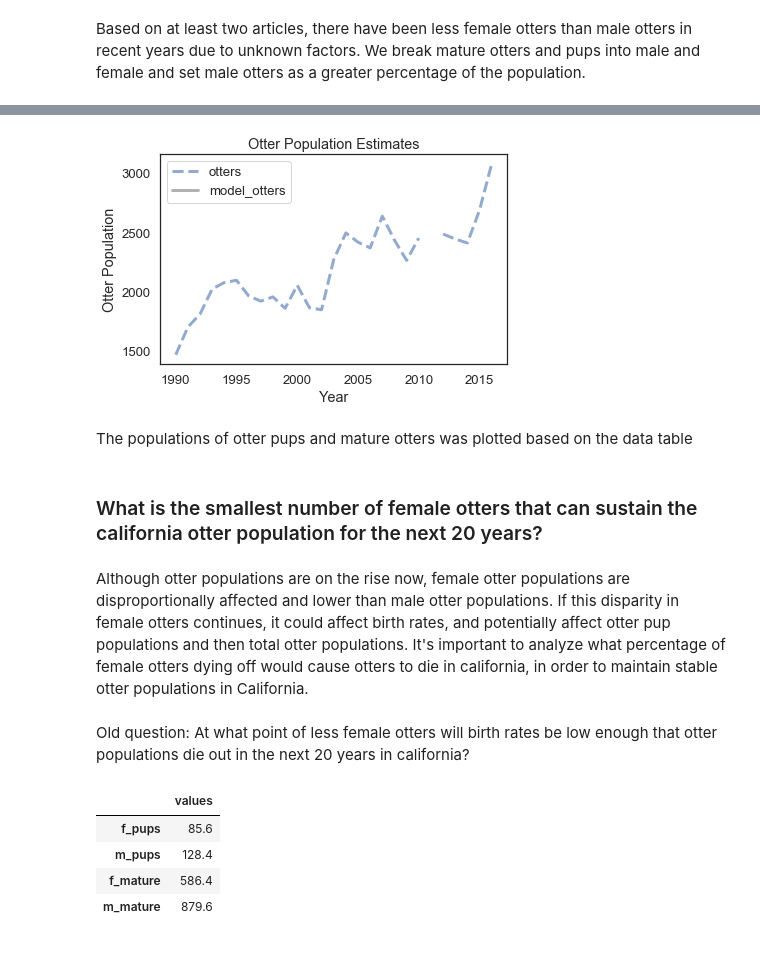
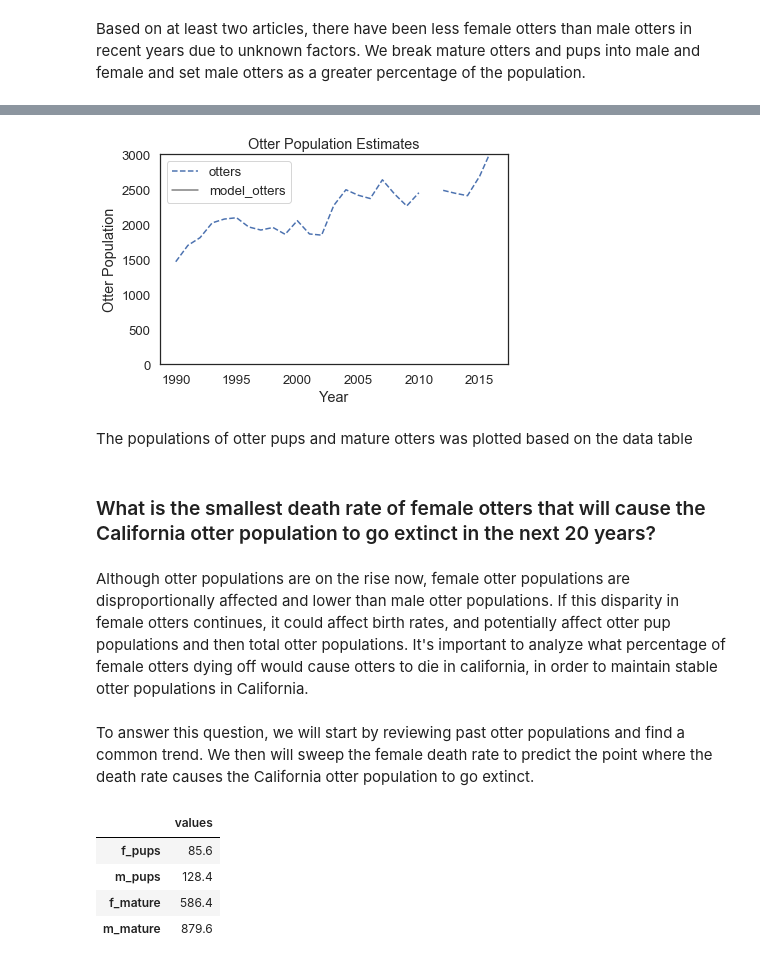
Before and after one commit to MellieZito/Project-1, a Jupyter notebook: code/otters.ipynb, the cells around one changed output, grey strips where cells are left out. Drawn from its saved outputs; the diff is of its cells as text; code cells hidden in the pictures.

```diff
--- a/code/otters.ipynb
+++ b/code/otters.ipynb
@@ -61,15 +63,17 @@ plot_results(male_pups, female_pups,  empty, 'Otter Pup Population Estimates')
 # %%
+ylim(0, 3000)
+
 plot_results(f_mature, m_mature, empty, 'Otter Population Estimates')
 # %% [output]
-[figure, old version]
+[figure, new version]
 # %% [markdown]
 The populations of otter pups and mature otters was plotted based on the data table
 # %% [markdown]
-### What is the smallest number of female otters that can sustain the california otter population for the next 20 years?
+### What is the smallest death rate of female otters that will cause the California otter population to go extinct in the next 20 years?
 # %% [markdown]
 Although otter populations are on the rise now, female otter populations are disproportionally affected and lower than male otter populations. If this disparity in female otters continues, it could affect birth rates, and potentially affect otter pup populations and then total otter populations. It's important to analyze what percentage of female otters dying off would cause otters to die in california, in order to maintain stable otter populations in California.
-# %% [markdown]
-Old question: At what point of less female otters will birth rates be low enough that otter populations die out in the next 20 years in california?
+# %% [markdown]
+To answer this question, we will start by reviewing past otter populations and find a common trend. We then will sweep the female death rate to predict the point where the death rate causes the California otter population to go extinct.
 # %%
 '''State initialized with initial population numbers broken into groups'''
 
```
Also changed, not shown: parts of 9 cells of this notebook.
